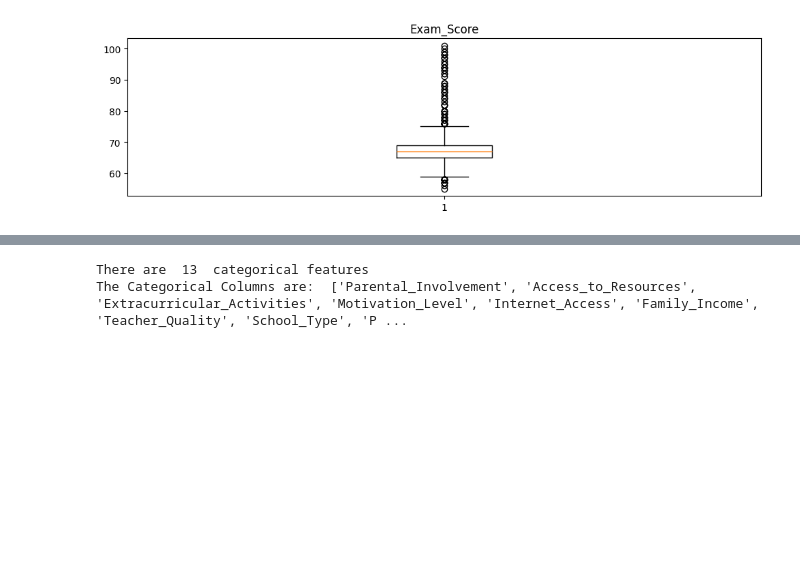
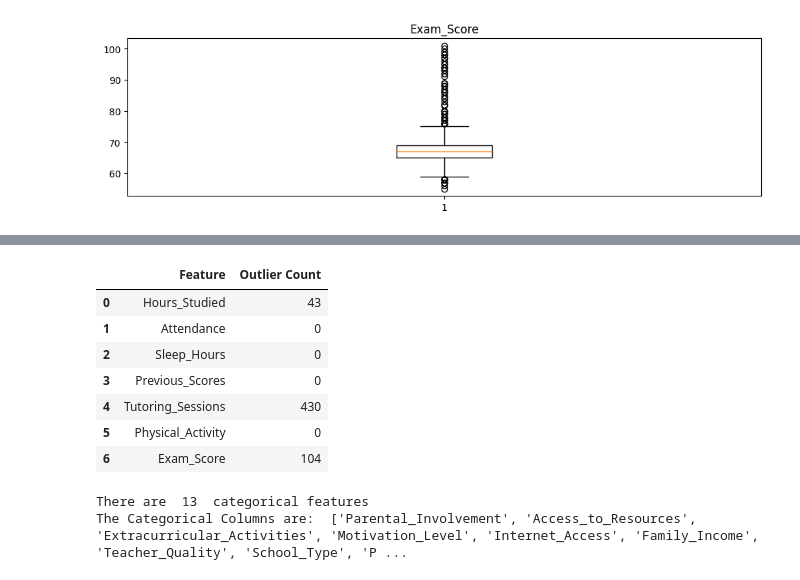
Before and after one commit to minSara02-FromTheStart/CSE303_Project_, a Jupyter notebook: StudentPerformanceFactors.ipynb, the cells around one changed output, grey strips where cells are left out. Drawn from its saved outputs; the diff is of its cells as text; code cells hidden in the pictures; blank space fills up the shorter version.

```diff
--- a/StudentPerformanceFactors.ipynb
+++ b/StudentPerformanceFactors.ipynb
@@ -87,3 +113,11 @@ for col in num_cols:
 [figure]
 [figure]
 [figure]
+# %%
+Q1 = df[num_cols].quantile(0.25)
+Q3 = df[num_cols].quantile(0.75)
+IQR = Q3 - Q1
+
+outliers = df[(df[num_cols] < Q1 - 1.5*IQR) | (df[num_cols] > Q3 + 1.5*IQR)]
+print("Number of outliers in each column:")
+print(outliers[num_cols].count())
@@ -104,3 +171,29 @@ for col in num_cols:
+# %%
+outlier_summary = {}
+
+for col in num_cols:
+    Q1 = df[col].quantile(0.25)
+    Q3 = df[col].quantile(0.75)
+    IQR = Q3 - Q1
+
+    lower = Q1 - 1.5 * IQR
+    upper = Q3 + 1.5 * IQR
+
+    count = ((df[col] < lower) | (df[col] > upper)).sum()
+
+    outlier_summary[col] = count
+
+outlier_df = pd.DataFrame(list(outlier_summary.items()), columns=["Feature", "Outlier Count"])
+outlier_df
+# %% [output]
+|  | Feature | Outlier Count |
+| 0 | Hours_Studied | 43 |
+| 1 | Attendance | 0 |
+| 2 | Sleep_Hours | 0 |
+| 3 | Previous_Scores | 0 |
+| 4 | Tutoring_Sessions | 430 |
+| 5 | Physical_Activity | 0 |
+| 6 | Exam_Score | 104 |
 # %%
 cat_cols = df.select_dtypes(include=['object','string']).columns
 
```
Also changed, not shown: parts of 12 cells of this notebook.
